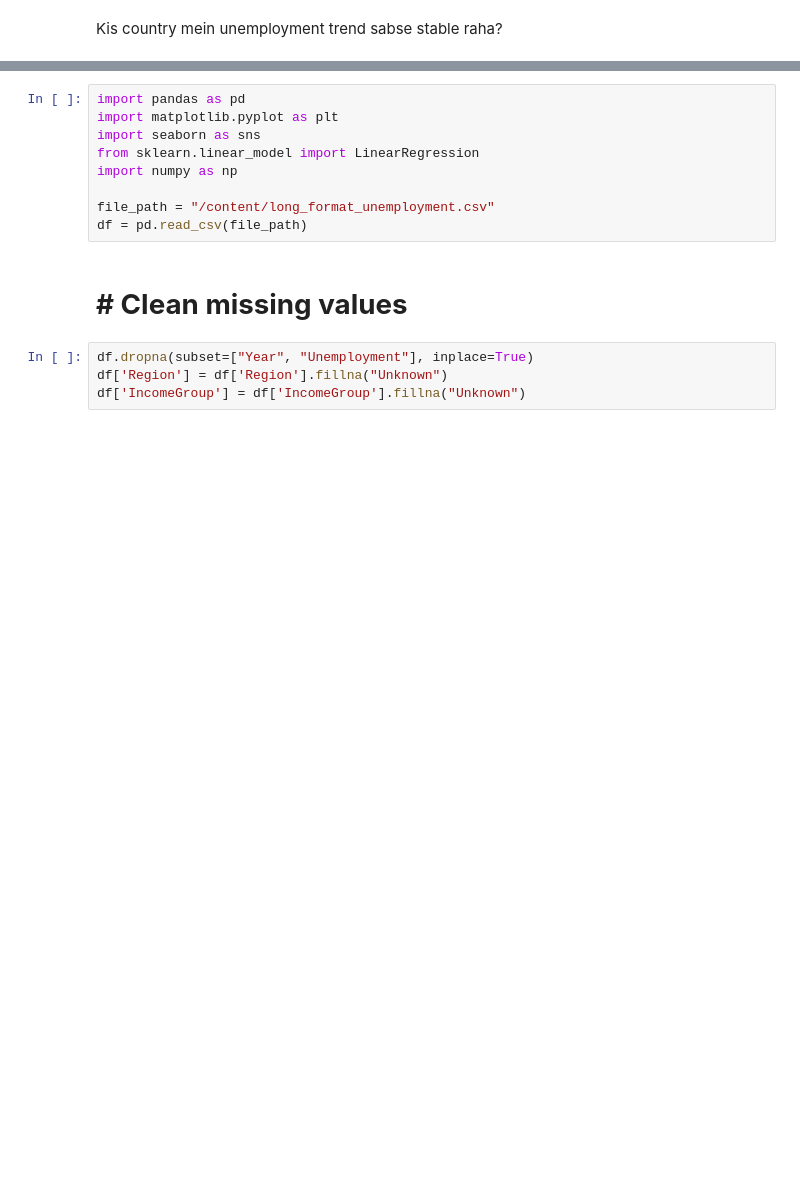
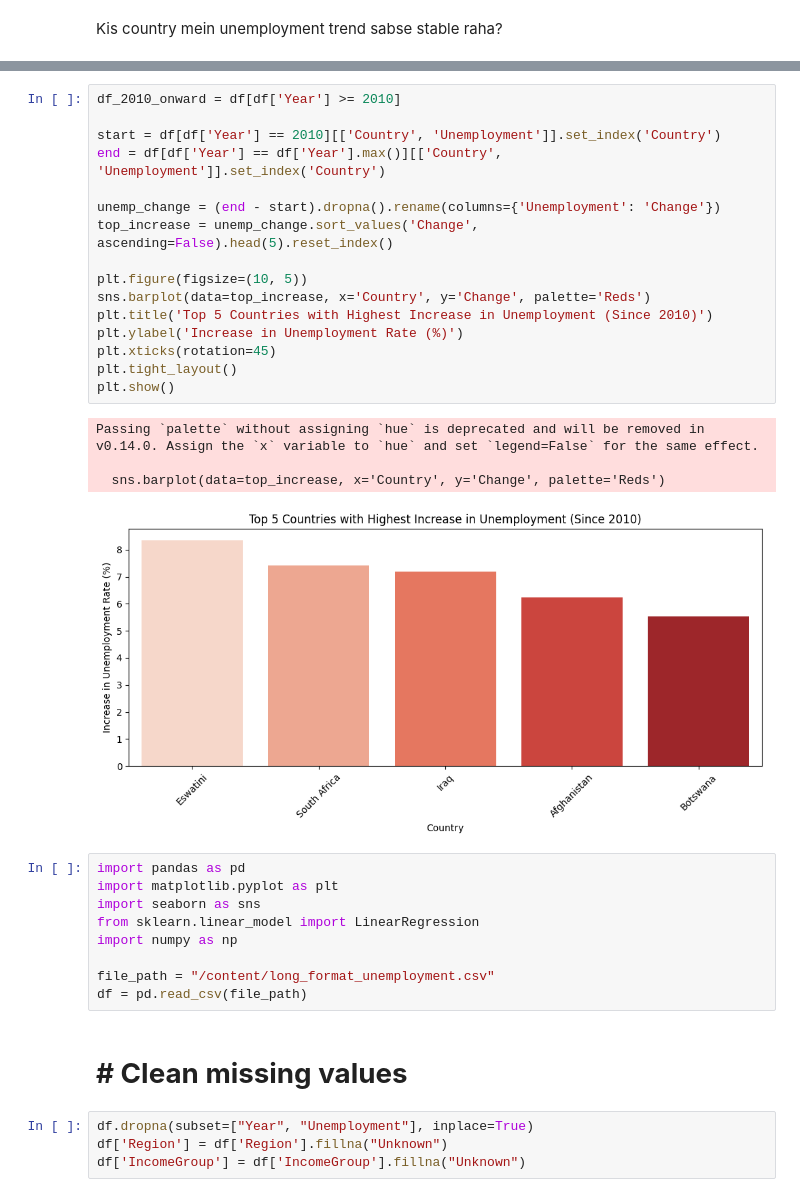
Before and after one commit to Hasan132002/AI, a Jupyter notebook: analysis.ipynb, the cells around one changed output, grey strips where cells are left out. Cells and saved outputs as stored; diff of their text form; blank space fills up the shorter version.

```diff
--- a/analysis.ipynb
+++ b/analysis.ipynb
@@ -775,3 +763,24 @@ Name: Value, dtype: float64
+# %%
+df_2010_onward = df[df['Year'] >= 2010]
+
+start = df[df['Year'] == 2010][['Country', 'Unemployment']].set_index('Country')
+end = df[df['Year'] == df['Year'].max()][['Country', 'Unemployment']].set_index('Country')
+
+unemp_change = (end - start).dropna().rename(columns={'Unemployment': 'Change'})
+top_increase = unemp_change.sort_values('Change', ascending=False).head(5).reset_index()
+
+plt.figure(figsize=(10, 5))
+sns.barplot(data=top_increase, x='Country', y='Change', palette='Reds')
+plt.title('Top 5 Countries with Highest Increase in Unemployment (Since 2010)')
+plt.ylabel('Increase in Unemployment Rate (%)')
+plt.xticks(rotation=45)
+plt.tight_layout()
+plt.show()
+# %% [output]
+Passing `palette` without assigning `hue` is deprecated and will be removed in v0.14.0. Assign the `x` variable to `hue` and set `legend=False` for the same effect.
+
+  sns.barplot(data=top_increase, x='Country', y='Change', palette='Reds')
+[figure, added]
 # %%
 import pandas as pd
 import matplotlib.pyplot as plt
```
Also changed, not shown: parts of 16 cells of this notebook.
